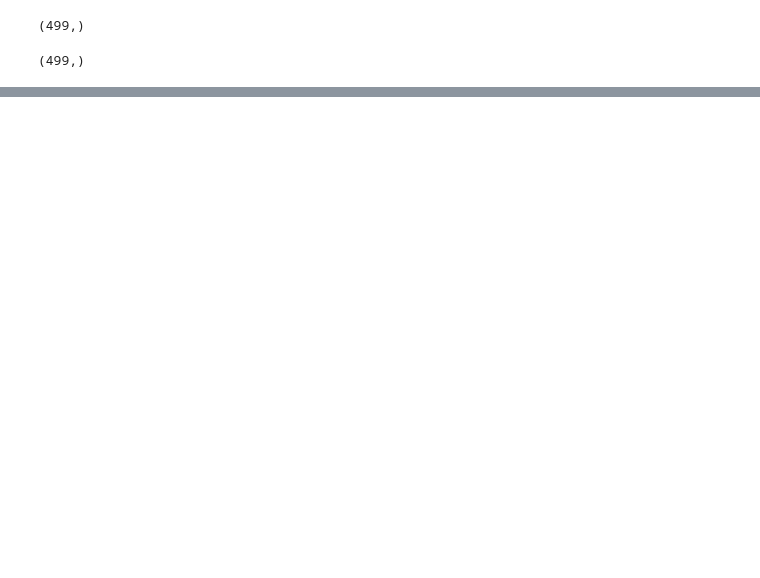
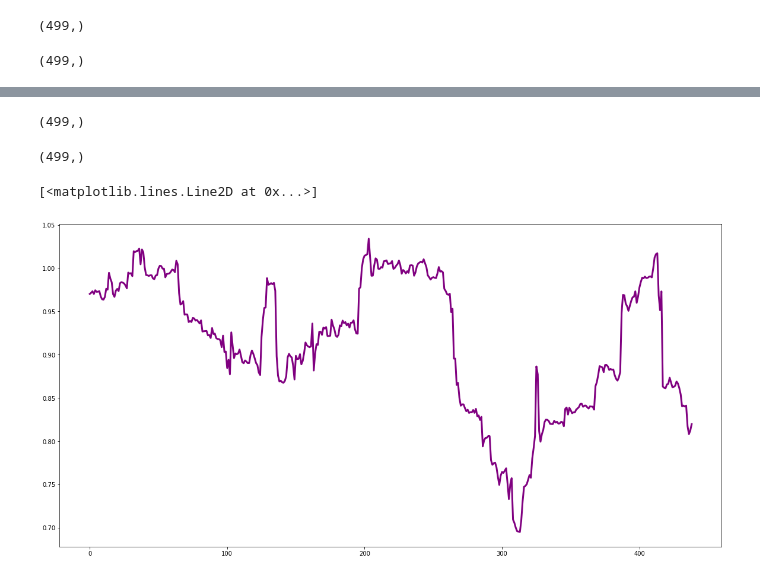
Before and after one commit to broughtj/Fin6470, a Jupyter notebook: Notebooks/Module II/Rolling-Hedge-OLS.ipynb, the cells around one changed output, grey strips where cells are left out. Cells and saved outputs as stored; diff of their text form; code cells hidden in the pictures; blank space fills up the shorter version.

Commit message:
Adding notes on rolling ols hedge estimation with WTI data.

```diff
--- a/Notebooks/Module II/Rolling-Hedge-OLS.ipynb
+++ b/Notebooks/Module II/Rolling-Hedge-OLS.ipynb
@@ -96,0 +143,3 @@ ts.plot(grid=True, color="orange")
+# %%
+spot = df.Spot.values
+futures = df.Futures.values
@@ -96,0 +166,33 @@ ts.plot(grid=True, color="orange")
+# %%
+dF = np.diff(futures)
+dS = np.diff(spot)
+# %%
+dF.shape
+# %% [output]
+(499,)
+# %%
+dS.shape
+# %% [output]
+(499,)
+# %%
+M = 60
+N = dS.shape[0]
+L = N - M
+# %%
+## starting indices for 60-days rolling window
+ibeg = 0
+iend = 60
+
+h = np.empty(L)
+
+for i in range(L):
+    reg = linregress(dF[ibeg:iend], dS[ibeg:iend])
+    h[i] = reg.slope
+    ibeg += 1
+    iend += 1
+# %%
+
+plt.plot(h, linewidth=3, color="purple")
+# %% [output]
+[<matplotlib.lines.Line2D at 0x...>]
+[figure, added]
```
Also changed, not shown: parts of 15 cells of this notebook, 2 other files.
